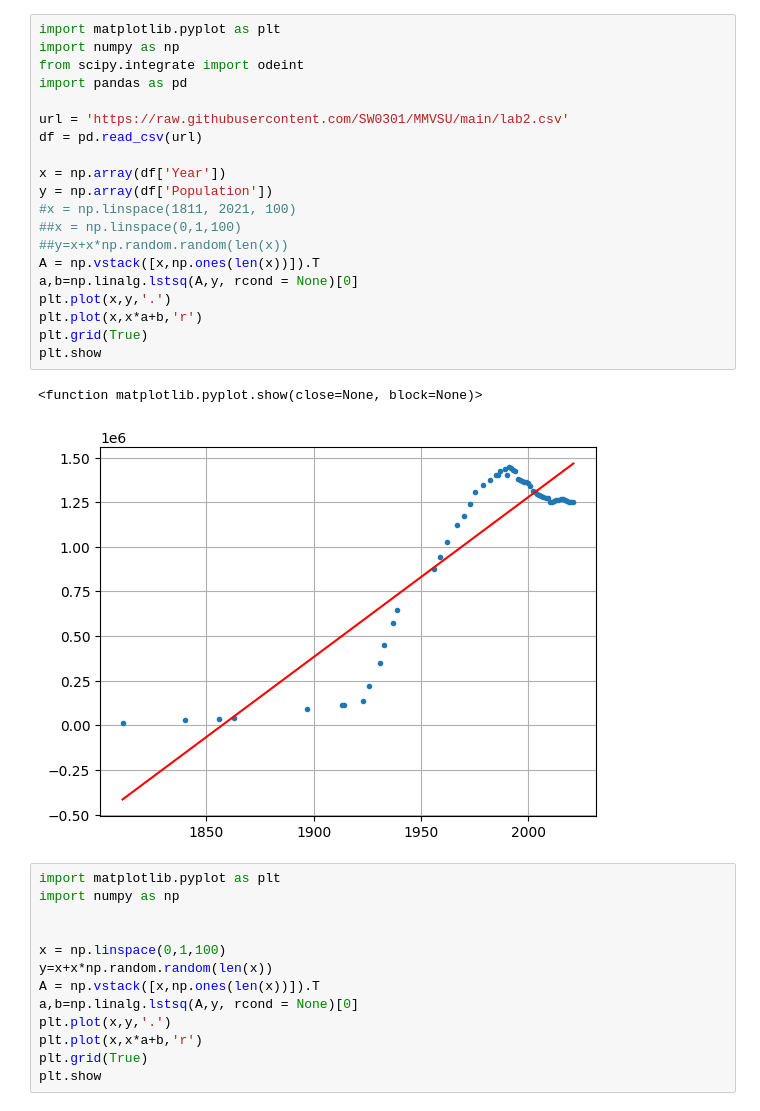
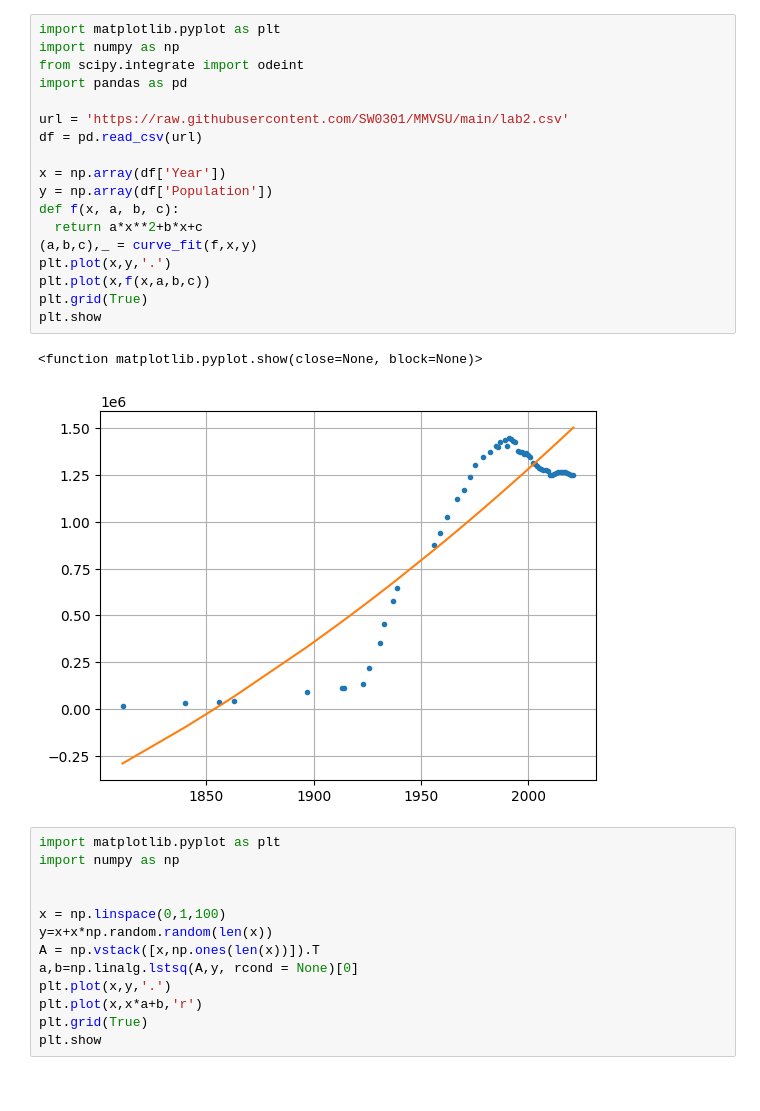
Before and after one commit to SW0301/MMVSU, a Jupyter notebook: lab4.ipynb, the cells around one changed output. Cells and saved outputs as stored; diff of their text form.

```diff
--- a/lab4.ipynb
+++ b/lab4.ipynb
@@ -3,26 +3,24 @@
 # %%
 import matplotlib.pyplot as plt
 import numpy as np
 from scipy.integrate import odeint
 import pandas as pd
 
 url = 'https://raw.githubusercontent.com/SW0301/MMVSU/main/lab2.csv'
 df = pd.read_csv(url)
 
 x = np.array(df['Year'])
 y = np.array(df['Population'])
-#x = np.linspace(1811, 2021, 100)
-##x = np.linspace(0,1,100)
-##y=x+x*np.random.random(len(x))
-A = np.vstack([x,np.ones(len(x))]).T
-a,b=np.linalg.lstsq(A,y, rcond = None)[0]
+def f(x, a, b, c):
+  return a*x**2+b*x+c
+(a,b,c),_ = curve_fit(f,x,y)
 plt.plot(x,y,'.')
-plt.plot(x,x*a+b,'r')
+plt.plot(x,f(x,a,b,c))
 plt.grid(True)
 plt.show
 # %% [output]
 <function matplotlib.pyplot.show(close=None, block=None)>
-[figure, old version]
+[figure, new version]
 # %%
 import matplotlib.pyplot as plt
 import numpy as np
```
Also changed, not shown: parts of 1 cell of this notebook.
